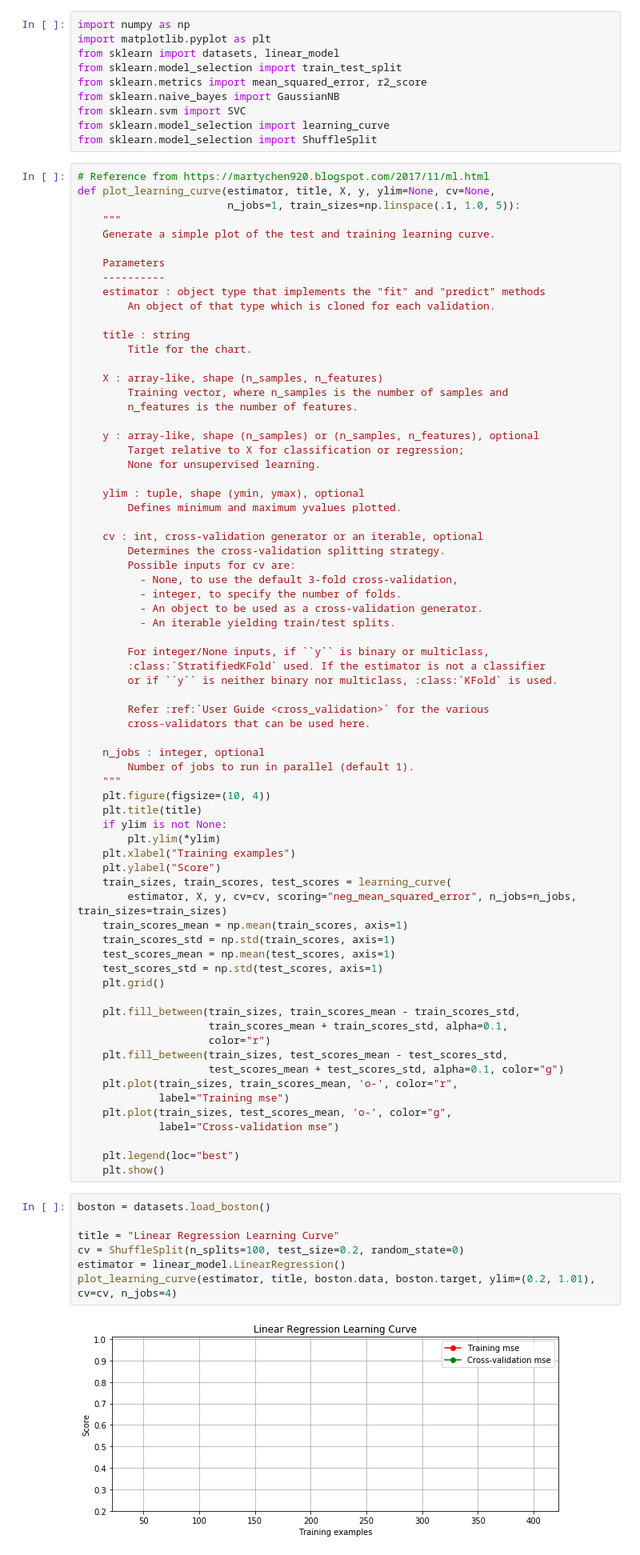
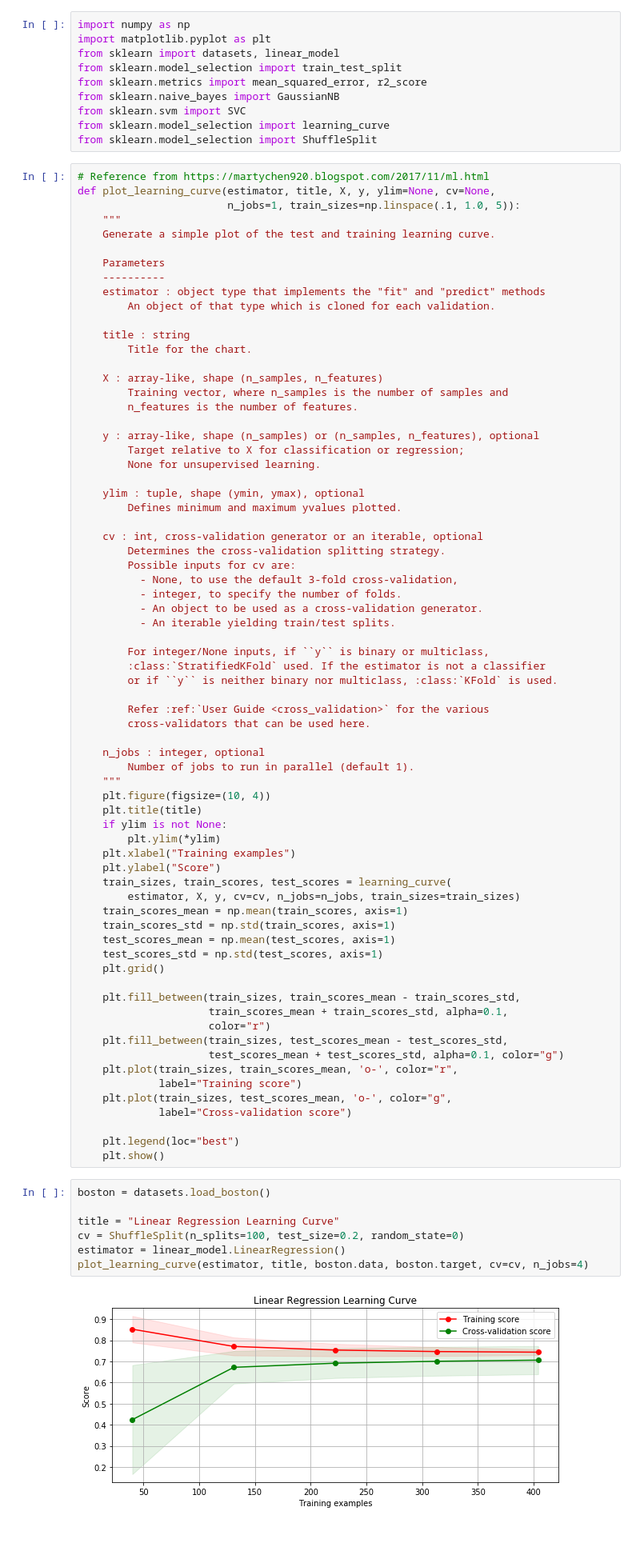
Before and after one commit to penguinwang96825/ML100Days, a Jupyter notebook: homework/Day040/Day_040_HW.ipynb, the cells around one changed output. Shown: that part at 80% size. Drawn from its saved outputs; the diff is of its cells as text.

```diff
--- a/homework/Day040/Day_040_HW.ipynb
+++ b/homework/Day040/Day_040_HW.ipynb
@@ -67,7 +67,7 @@ def plot_learning_curve(estimator, title, X, y, ylim=None, cv=None,
     plt.xlabel("Training examples")
     plt.ylabel("Score")
     train_sizes, train_scores, test_scores = learning_curve(
-        estimator, X, y, cv=cv, scoring="neg_mean_squared_error", n_jobs=n_jobs, train_sizes=train_sizes)
+        estimator, X, y, cv=cv, n_jobs=n_jobs, train_sizes=train_sizes)
     train_scores_mean = np.mean(train_scores, axis=1)
     train_scores_std = np.std(train_scores, axis=1)
     test_scores_mean = np.mean(test_scores, axis=1)
@@ -80,21 +80,21 @@ def plot_learning_curve(estimator, title, X, y, ylim=None, cv=None,
     plt.fill_between(train_sizes, test_scores_mean - test_scores_std,
                      test_scores_mean + test_scores_std, alpha=0.1, color="g")
     plt.plot(train_sizes, train_scores_mean, 'o-', color="r",
-             label="Training mse")
+             label="Training score")
     plt.plot(train_sizes, test_scores_mean, 'o-', color="g",
-             label="Cross-validation mse")
+             label="Cross-validation score")
 
     plt.legend(loc="best")
     plt.show()
 # %%
 boston = datasets.load_boston()
 
 title = "Linear Regression Learning Curve"
 cv = ShuffleSplit(n_splits=100, test_size=0.2, random_state=0)
 estimator = linear_model.LinearRegression()
-plot_learning_curve(estimator, title, boston.data, boston.target, ylim=(0.2, 1.01), cv=cv, n_jobs=4)
+plot_learning_curve(estimator, title, boston.data, boston.target, cv=cv, n_jobs=4)
 # %% [output]
-[figure, old version]
+[figure, new version]
 # %% [markdown]
 ## Conclusion (Linear Regression)
 Looking more details in the figure above, it is clear that increasing data can not get a better performance, so this is a high bias model.
```
